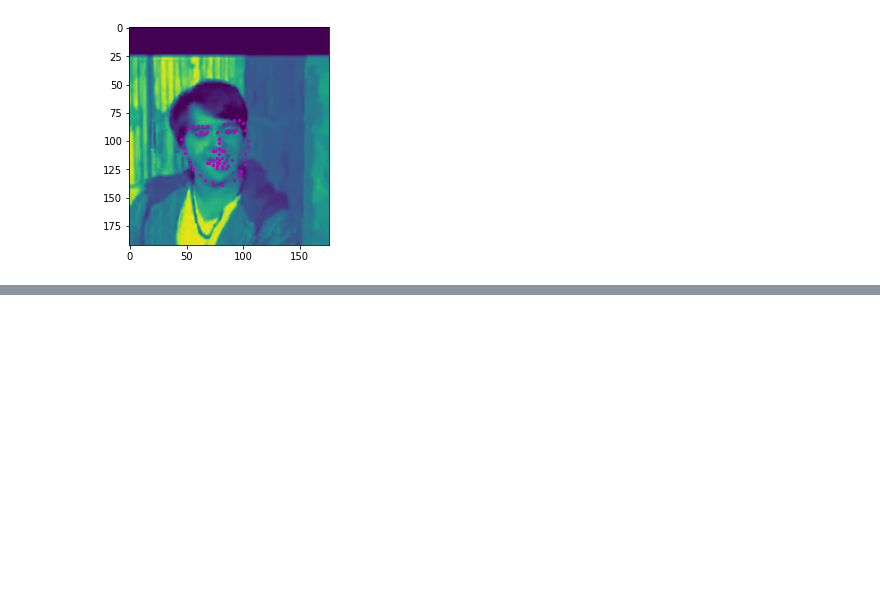
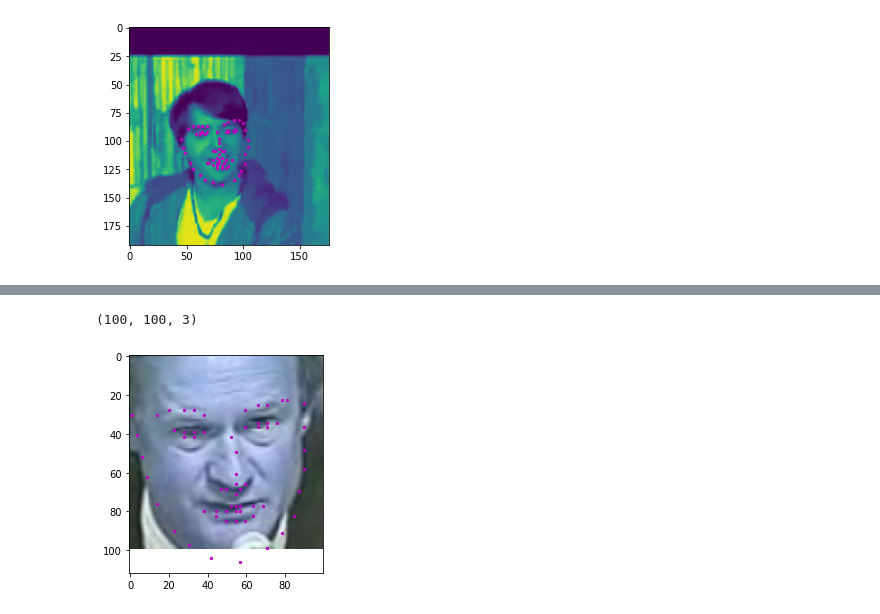
Before and after one commit to T-rex007/FacialLandmark, a Jupyter notebook: FacialKeypointRecognitionModel.ipynb, the cells around one changed output, grey strips where cells are left out. Saved outputs shown, nothing was run; the diff lists cells and outputs as text; code cells hidden in the pictures; blank space fills up the shorter version.

```diff
--- a/FacialKeypointRecognitionModel.ipynb
+++ b/FacialKeypointRecognitionModel.ipynb
@@ -153,14 +117,4 @@ len(image_name)
 # %%
-input_shape = (150,150,3)
-output_shape = (1,1,136)
-base_model = tf.keras.applications.MobileNetV2(
-    input_shape= (96,96,3),
-    alpha=1.0,
-    include_top=False,
-    weights="imagenet",
-    input_tensor=None,
-    pooling=None,
-)
 
 inputs = tf.keras.Input(input_shape)
 
@@ -184,7 +138,4 @@ x = tf.keras.layers.SeparableConv2D( 136 , kernel_size=( 2 , 2 ) , strides=1 , a
 outputs = tf.keras.layers.GlobalMaxPooling2D()(x)
 
 model = tf.keras.Model(inputs,outputs)
-model.compile( loss=tf.keras.losses.mean_squared_error , optimizer=tf.keras.optimizers.Adam( lr=0.0001 ) ,
-              metrics=[ 'mse' ] )
-model.summary()
 # %% [output]
@@ -207,0 +161,4 @@ _________________________________________________________________
+# %%
+model.compile( loss=tf.keras.losses.mean_squared_error , optimizer=tf.keras.optimizers.Adam( lr=0.001 ) ,
+              metrics=[ 'mse' ] )
+model.summary()
@@ -208,4 +183,4 @@ _________________________________________________________________
 # %%
-model.fit( xtrain , ytrain , epochs=25 , batch_size=10 , validation_data=( xtest , ytest ))
+model.fit( xtrain , ytrain , epochs=25 , batch_size= 1 , validation_data=( xtest , ytest ))
 # %% [output]
 Epoch 1/25
@@ -216,0 +197,19 @@ KeyboardInterrupt:
+# %%
+def show_keypoints(image, key_pts):
+    """
+        Show image with keypoints
+    """
+    if(isinstance(image, str)):
+        image = cv2.imread("data1/training/{}".format(image), 0)
+    else:
+        assert(isinstance(image, np.ndarray)),"Image is not an Numpy array"
+    plt.imshow(image)
+    plt.scatter(key_pts[:, 0], key_pts[:, 1], s=20, marker='.', c='m')
+# %%
+xtest[0].shape
+# %% [output]
+(100, 100, 3)
+# %%
+show_keypoints(xtrain[0], ytrain[0].reshape(68,2))
+# %% [output]
+[figure, added]
```
Also changed, not shown: parts of 18 cells of this notebook, 2 other files.
